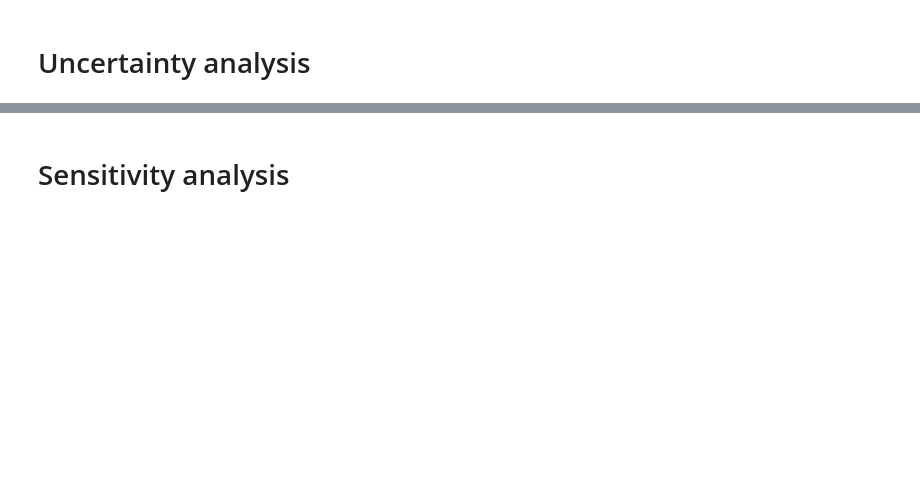
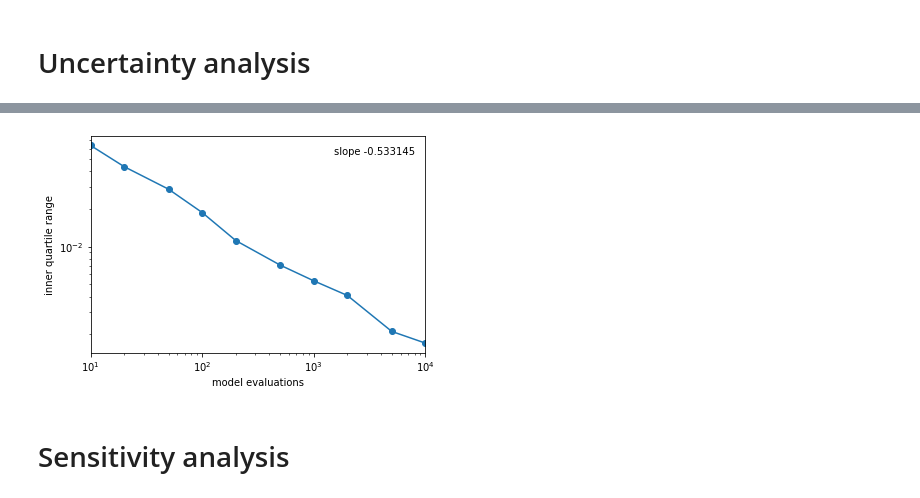
Before and after one commit to janmedlock/sensitivity_analysis, a Jupyter notebook: final_size.ipynb, the cells around one changed output, grey strips where cells are left out. Saved outputs shown, nothing was run; the diff lists cells and outputs as text; code cells hidden in the pictures; blank space fills up the shorter version.

```diff
--- a/final_size.ipynb
+++ b/final_size.ipynb
@@ -78,3 +145,31 @@ _ = pyplot.legend()
+# %%
+def IQR(x):
+    return x.quantile(0.75) - x.quantile(0.25)
+
+
+def estimate_slope_loglog(ser):
+    '''Estimate b so that y = a x ^ b'''
+    X = statsmodels.api.add_constant(numpy.log10(ser.index))
+    y = numpy.log10(ser)
+    lm = statsmodels.api.OLS(y, X).fit()
+    return lm.params[1]
+
+
+def plot_IQR(df):
+    iqr = IQR(df)
+    ax = iqr.plot(marker='o', logx=True, logy=True)
+    ax.set_ylabel('inner quartile range')
+    slope = estimate_slope_loglog(iqr)
+    ax.annotate(f'slope {slope:g}', (0.97, 0.95),
+                horizontalalignment='right',
+                verticalalignment='top',
+                xycoords='axes fraction')
+    return ax
+
+
+ax = plot_IQR(means)
+# %% [output]
+[figure, added]
 # %% [markdown]
 # Sensitivity analysis
 # %%
```
Also changed, not shown: parts of 20 cells of this notebook.
